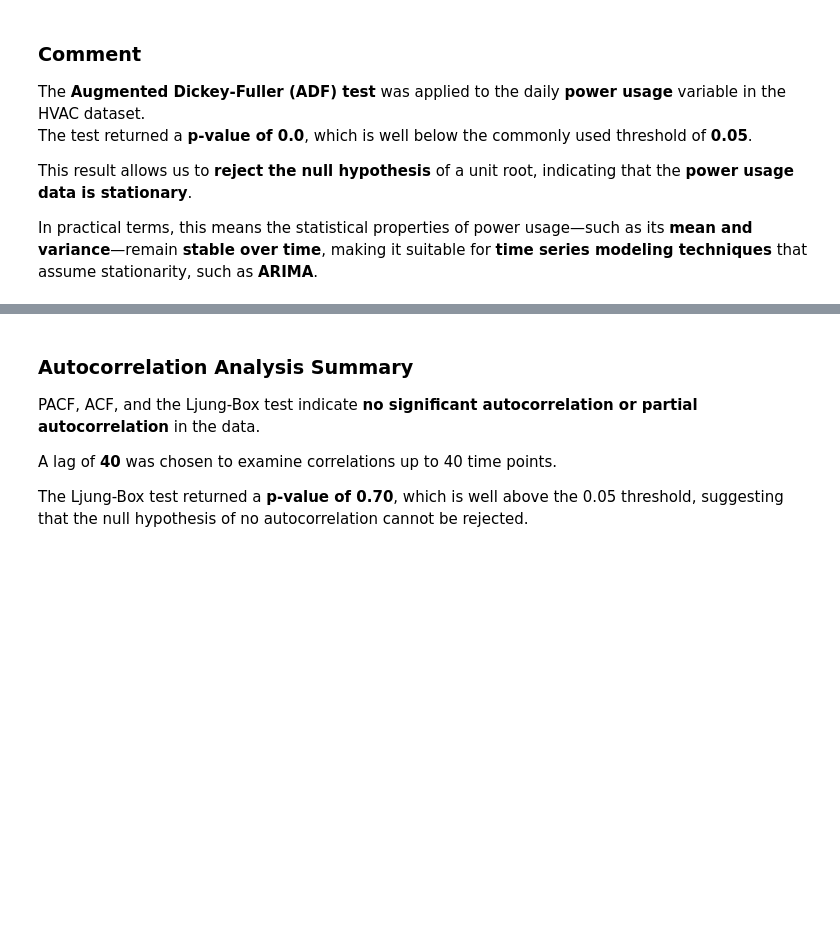
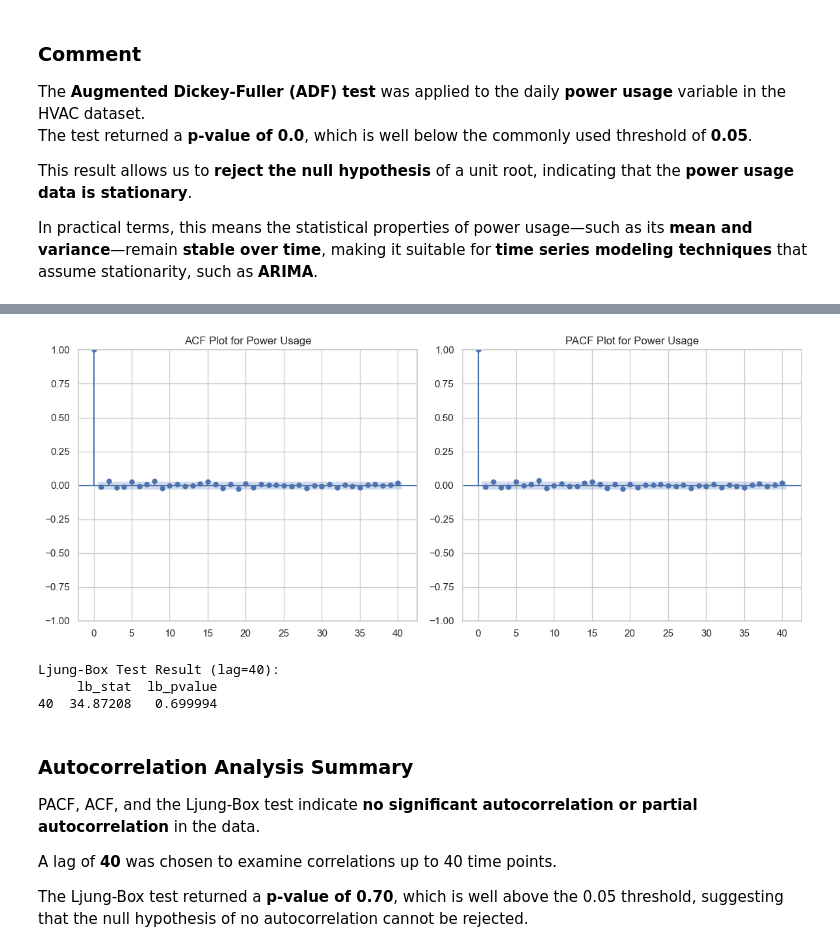
Before and after one commit to melahat-tayli/hvac-analysis, a Jupyter notebook: HVAC_Sensor_Data_Analysis.ipynb, the cells around one changed output, grey strips where cells are left out. Drawn from its saved outputs; the diff is of its cells as text; code cells hidden in the pictures; blank space fills up the shorter version.

```diff
--- a/HVAC_Sensor_Data_Analysis.ipynb
+++ b/HVAC_Sensor_Data_Analysis.ipynb
@@ -548,3 +598,28 @@ print(ljung_box_result)
+# %%
+# Create subplots: 1 row, 2 columns for ACF and PACF
+fig, axes = plt.subplots(1, 2, figsize=(12, 5))
+
+# Plot ACF
+plot_acf(daily_data['power_usage'], lags=40, ax=axes[0])
+axes[0].set_title('ACF Plot for Power Usage')
+
+# Plot PACF
+plot_pacf(daily_data['power_usage'], lags=40, method='ywm', ax=axes[1])
+axes[1].set_title('PACF Plot for Power Usage')
+
+plt.tight_layout()
+plt.show()
+# %% [output]
+[figure, added]
+# %%
+# Ljung-Box test (up to lag 40)
+ljung_box_result = acorr_ljungbox(daily_data['power_usage'], lags=[40], return_df=True)
+print("Ljung-Box Test Result (lag=40):")
+print(ljung_box_result)
+# %% [output]
+Ljung-Box Test Result (lag=40):
+     lb_stat  lb_pvalue
+40  34.87208   0.699994
 # %% [markdown]
 ### Autocorrelation Analysis Summary
 
```
Also changed, not shown: parts of 43 cells of this notebook.
